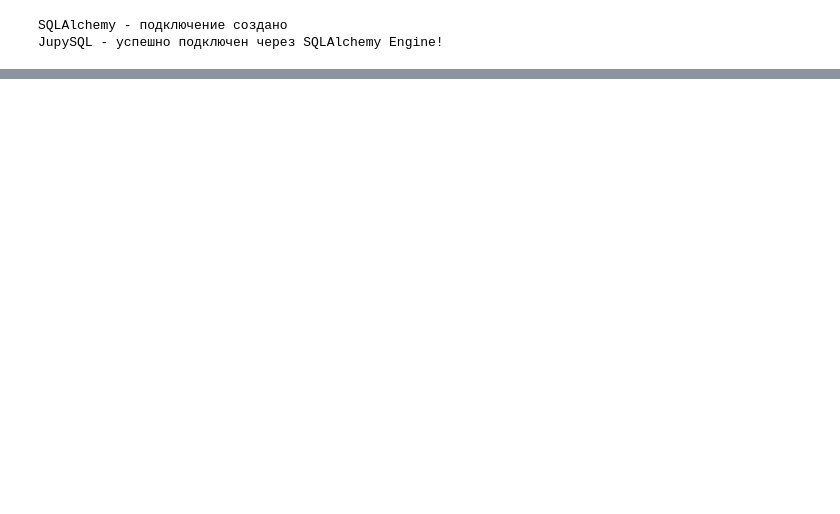
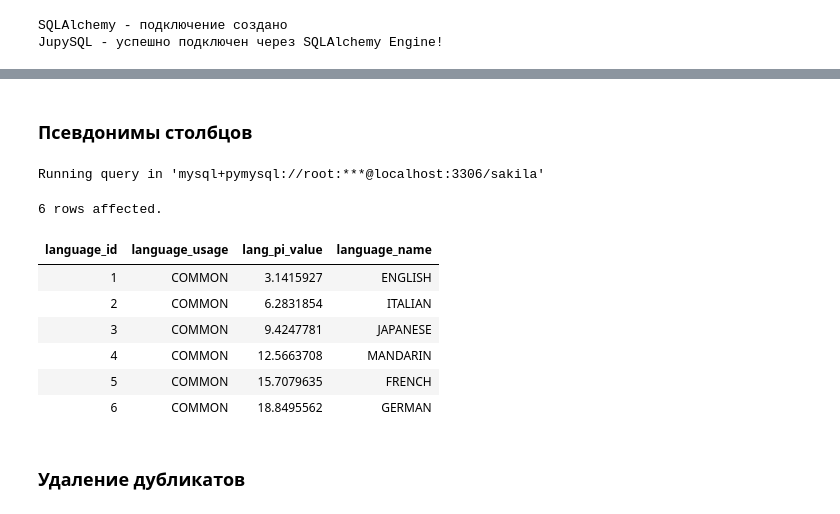
Before and after one commit to magus1968/learning-sql, a Jupyter notebook: docs/ch03.ipynb, the cells around one changed output, grey strips where cells are left out. Drawn from its saved outputs; the diff is of its cells as text; code cells hidden in the pictures; blank space fills up the shorter version.

```diff
--- a/docs/ch03.ipynb
+++ b/docs/ch03.ipynb
@@ -94,0 +179,22 @@ Running query in 'mysql+pymysql://root:***@localhost:3306/sakila'
+# %% [markdown]
+### Псевдонимы столбцов
+# %%
+%%sql
+SELECT
+  language_id,
+  'COMMON' AS language_usage,
+  language_id * 3.1415927 AS lang_pi_value,
+  upper(name) AS language_name
+FROM language;
+# %% [output]
+Running query in 'mysql+pymysql://root:***@localhost:3306/sakila'
+6 rows affected.
+| language_id | language_usage | lang_pi_value | language_name |
+| 1 | COMMON | 3.1415927 | ENGLISH |
+| 2 | COMMON | 6.2831854 | ITALIAN |
+| 3 | COMMON | 9.4247781 | JAPANESE |
+| 4 | COMMON | 12.5663708 | MANDARIN |
+| 5 | COMMON | 15.7079635 | FRENCH |
+| 6 | COMMON | 18.8495562 | GERMAN |
+# %% [markdown]
+### Удаление дубликатов
```
Also changed, not shown: parts of 27 cells of this notebook, 9 other files.
